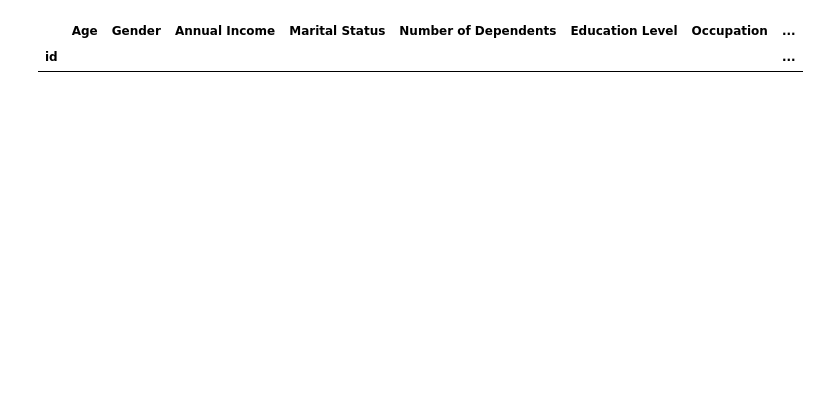
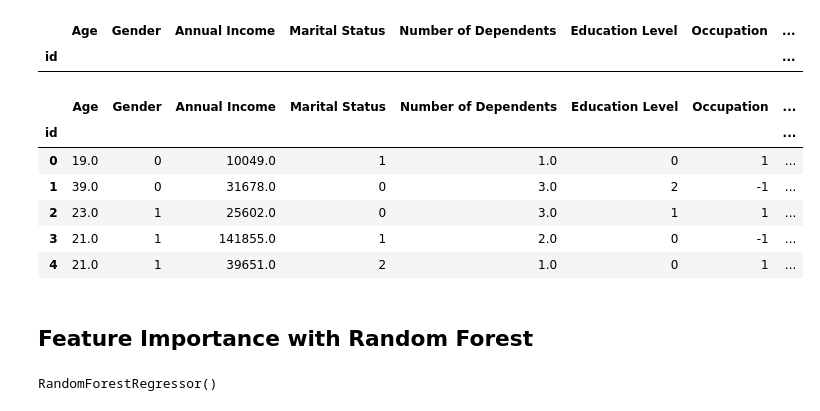
Before and after one commit to spshreya/Data_science_projects, a Jupyter notebook: Regression_Insureance_Dataset.ipynb, the cells around one changed output. Saved outputs shown, nothing was run; the diff lists cells and outputs as text; code cells hidden in the pictures; blank space fills up the shorter version.

```diff
--- a/Regression_Insureance_Dataset.ipynb
+++ b/Regression_Insureance_Dataset.ipynb
@@ -200,15 +224,27 @@ df.dropna(subset=['Premium Amount'], inplace=True)
+# %%
+df.head()
+# %% [output]
+|  | Age | Gender | Annual Income | Marital Status | Number of Dependents | Education Level | Occupation | ... |
+| id |  |  |  |  |  |  |  | ... |
+| 0 | 19.0 | 0 | 10049.0 | 1 | 1.0 | 0 | 1 | ... |
+| 1 | 39.0 | 0 | 31678.0 | 0 | 3.0 | 2 | -1 | ... |
+| 2 | 23.0 | 1 | 25602.0 | 0 | 3.0 | 1 | 1 | ... |
+| 3 | 21.0 | 1 | 141855.0 | 1 | 2.0 | 0 | -1 | ... |
+| 4 | 21.0 | 1 | 39651.0 | 2 | 1.0 | 0 | 1 | ... |
+# %% [markdown]
+## Feature Importance with Random Forest
 # %%
-from sklearn.ensemble import RandomForestClassifier
-import pandas as pd
+from sklearn.ensemble import RandomForestRegressor
 
+# Prepare the features (X) and target (y)
+df_sample = df.sample(frac=0.1, random_state=42)
+X = df_sample.drop('Premium Amount', axis=1)
+y = df_sample['Premium Amount']
 
-df.drop('Policy Start Date', axis=1, inplace=True)
-# Prepare the features (X) and target (y)
-X = df.drop('Premium Amount', axis=1)
-y = df['Premium Amount']
-
-# Initialize and fit a RandomForestClassifier
-model = RandomForestClassifier()
+# Initialize and fit a RandomForestRegressor
+model = RandomForestRegressor()
 model.fit(X, y)
+# %% [output]
+RandomForestRegressor()
 # %%
 # Get feature importance
```
Also changed, not shown: parts of 28 cells of this notebook.
